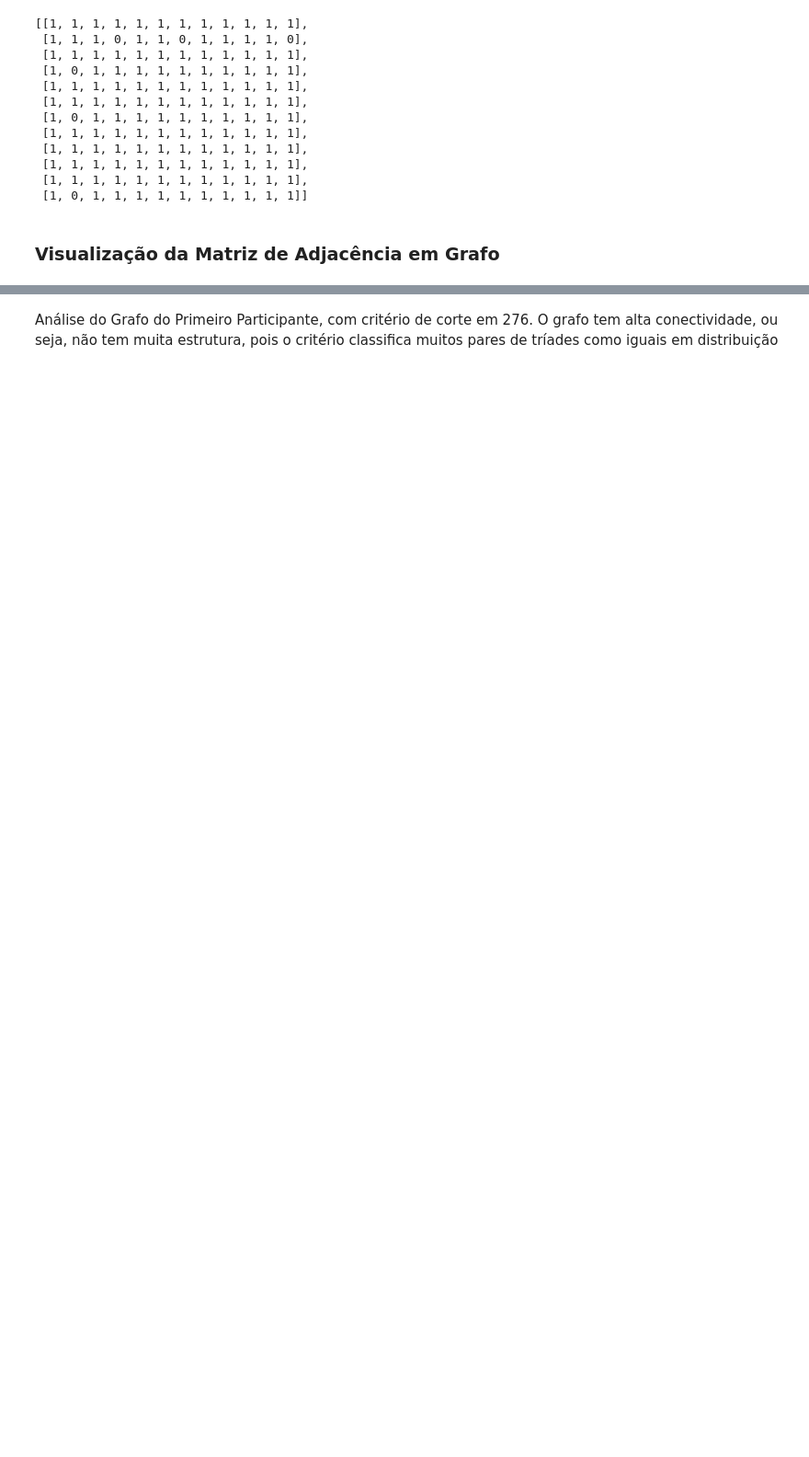
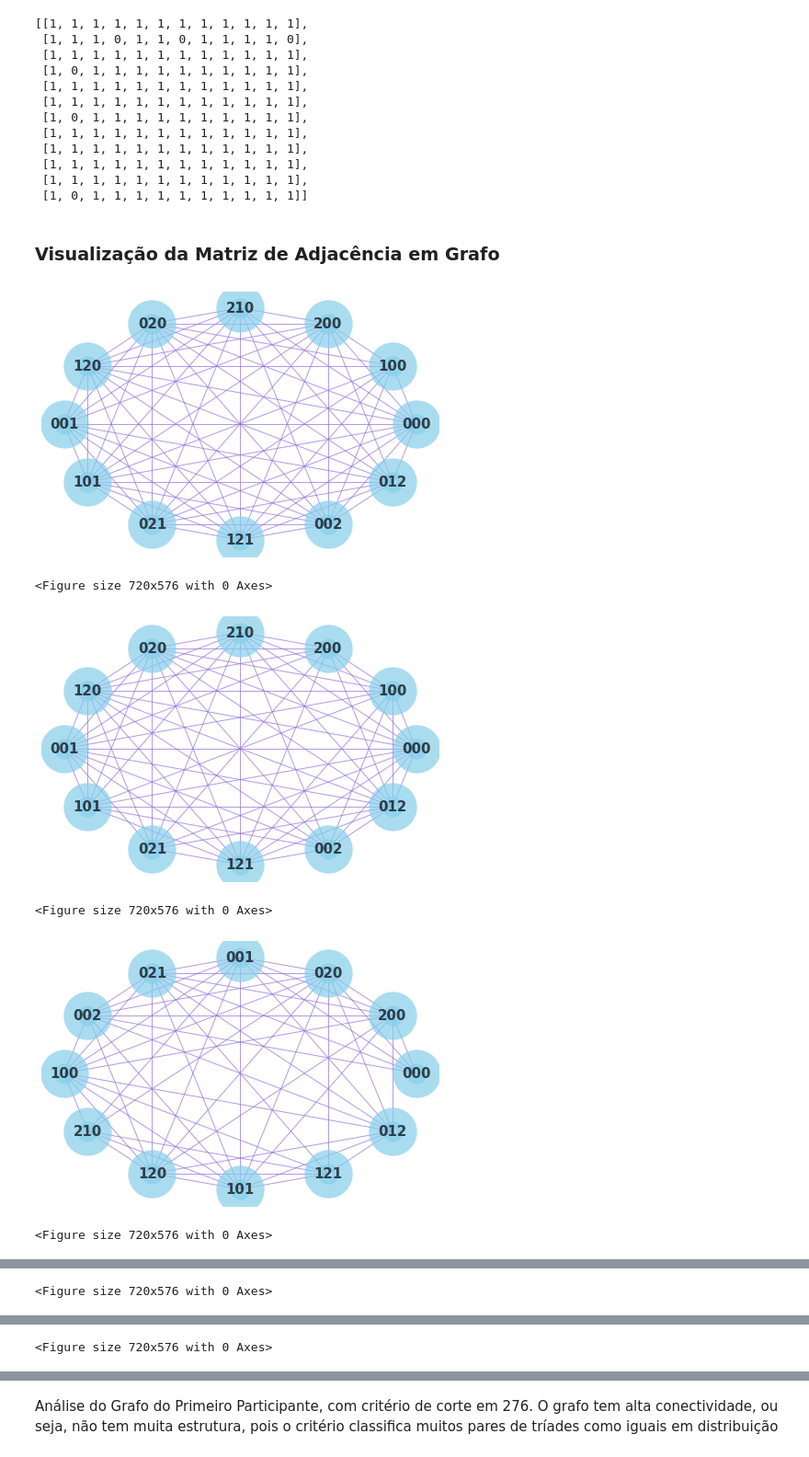
Before and after one commit to yankaled/neuromat_clustering_eeg, a Jupyter notebook: NeuroMat_Clustering.ipynb, the cells around one changed output, grey strips where cells are left out. Shown at 92% size. Saved outputs shown, nothing was run; the diff lists cells and outputs as text; code cells hidden in the pictures; blank space fills up the shorter version.

```diff
--- a/NeuroMat_Clustering.ipynb
+++ b/NeuroMat_Clustering.ipynb
@@ -58,8 +54,2 @@ to_arr = []
-# %%
-for i in range(len(mat_bool[0])):
-    for j in range(len(mat_bool[0][0])):
-        if (mat_bool[0][i][j] == 1):
-            from_arr.append(triad_labels[i])
-            to_arr.append(triad_labels[j])
 # %% [markdown]
 ### Visualização da Matriz de Adjacência em Grafo
@@ -71,0 +56,37 @@ import itertools
+# %%
+avg_conec = []
+
+for idx in range(len(mat_bool)):
+    G = nx.Graph()
+
+    from_arr = []
+    to_arr = []
+
+    for i in range(len(mat_bool[idx])):
+        for j in range(len(mat_bool[idx][0])):
+            if (mat_bool[idx][i][j] == 1):
+                from_arr.append(triad_labels[i])
+                to_arr.append(triad_labels[j])
+
+    df = pd.DataFrame({ 'from':from_arr, 'to':to_arr})
+    G=nx.from_pandas_edgelist(df, 'from', 'to')
+
+    from_arr = []
+    to_arr = []
+
+    G_avg_conec = nx.algorithms.connectivity.connectivity.average_node_connectivity(G)
+    avg_conec.append(G_avg_conec)
+
+    nx.draw(G, node_size=500, alpha=0.7, linewidths=30, node_color="skyblue", with_labels=True,
+        pos=nx.circular_layout(G), font_weight="bold",node_shape="o", edge_color="mediumpurple",
+        font_size=15, style="solid")
+    # plt.savefig("plot.png", dpi=1000)
+    plt.figure(figsize=(10,8))
+    plt.show()
+# %% [output]
+[figure, added]
+<Figure size 720x576 with 0 Axes>
+[figure, added]
+<Figure size 720x576 with 0 Axes>
+[figure, added]
+<Figure size 720x576 with 0 Axes>
@@ -71,0 +94 @@ import itertools
+<Figure size 720x576 with 0 Axes>
@@ -71,0 +96 @@ import itertools
+<Figure size 720x576 with 0 Axes>
```
Also changed, not shown: parts of 28 cells of this notebook.
